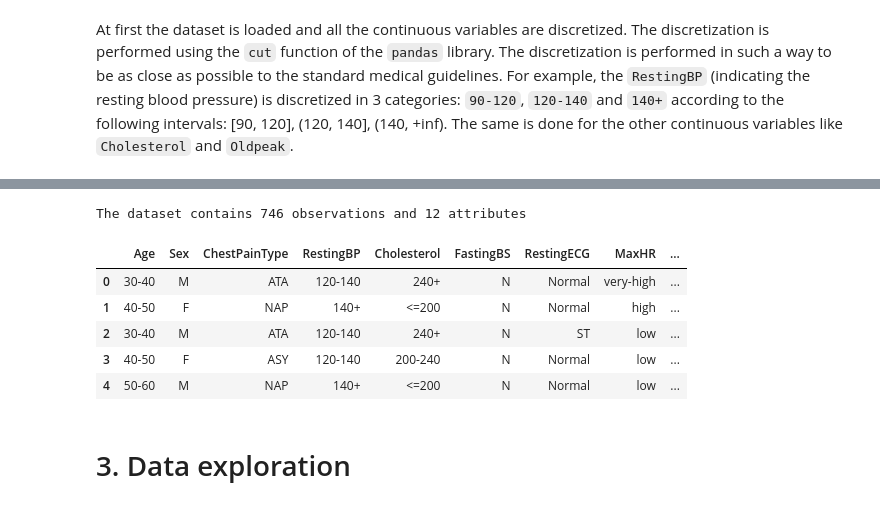
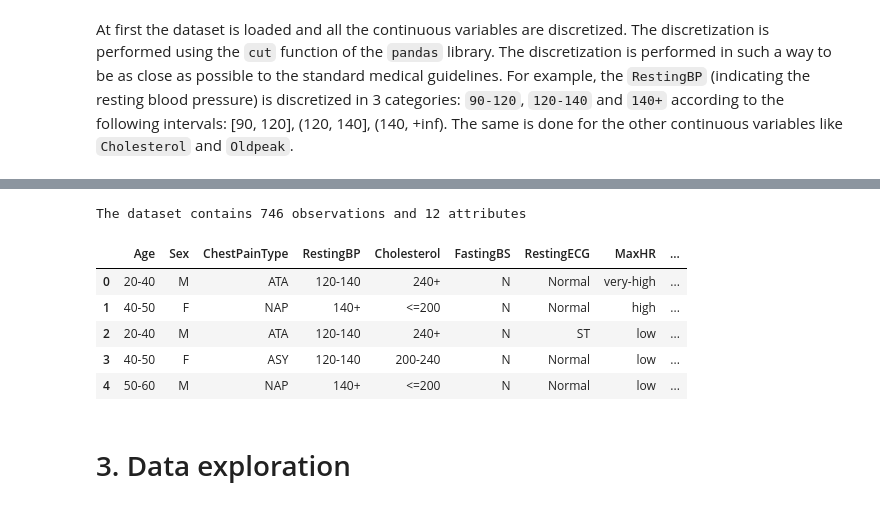
Before and after one commit to MatteoFasulo/BayesianHeartDisease, a Jupyter notebook: definitivo.ipynb, the cells around one changed output, grey strips where cells are left out. Saved outputs shown, nothing was run; the diff lists cells and outputs as text; code cells hidden in the pictures.

```diff
--- a/definitivo.ipynb
+++ b/definitivo.ipynb
@@ -104,14 +104,14 @@ def clean_data(data: pd.DataFrame):
     """
     data = data[~(data['Cholesterol'] == 0) & ~(data['RestingBP'] == 0)]
     df = data.copy()
-    df["Age"] = pd.cut(x=data["Age"], bins=[20, 30, 40, 50, 60, 70, 80], labels=[
-        "20-30", "30-40", "40-50", "50-60", "60-70", "70-80"])
+    df["Age"] = pd.cut(x=data["Age"], bins=[20, 40, 50, 60, 70, np.Inf], labels=[
+        "20-40", "40-50", "50-60", "60-70", "70+"])
 
     df["RestingBP"] = pd.cut(x=data["RestingBP"], bins=[90, 120, 140, np.Inf], labels=[
         "90-120", "120-140", "140+"])
 
     df["Cholesterol"] = pd.cut(x=data["Cholesterol"], bins=[
-        0, 200, 240, np.Inf], labels=["<=200", "200-240", "240+"])
+        -np.Inf, 200, 240, np.Inf], labels=["<=200", "200-240", "240+"])
 
     df["MaxHR"] = pd.qcut(x=data["MaxHR"], q=4, labels=[
                           "low", "medium", "high", "very-high"])  # binning using quartiles
@@ -123,16 +128,17 @@ def clean_data(data: pd.DataFrame):
 # %%
 data = pd.read_csv(f'data{os.sep}heart.csv')
 df = clean_data(data)
+df.to_csv(f'data{os.sep}heart_cleaned.csv')
 
 print("The dataset contains %s observations and %s attributes" % df.shape)
 
 df.head()
 # %% [output]
 The dataset contains 746 observations and 12 attributes
 |  | Age | Sex | ChestPainType | RestingBP | Cholesterol | FastingBS | RestingECG | MaxHR | ... |
-| 0 | 30-40 | M | ATA | 120-140 | 240+ | N | Normal | very-high | ... |
+| 0 | 20-40 | M | ATA | 120-140 | 240+ | N | Normal | very-high | ... |
 | 1 | 40-50 | F | NAP | 140+ | <=200 | N | Normal | high | ... |
-| 2 | 30-40 | M | ATA | 120-140 | 240+ | N | ST | low | ... |
+| 2 | 20-40 | M | ATA | 120-140 | 240+ | N | ST | low | ... |
 | 3 | 40-50 | F | ASY | 120-140 | 200-240 | N | Normal | low | ... |
 | 4 | 50-60 | M | NAP | 140+ | <=200 | N | Normal | low | ... |
 # %% [markdown]
```
Also changed, not shown: parts of 14 cells of this notebook, 4 other files.
